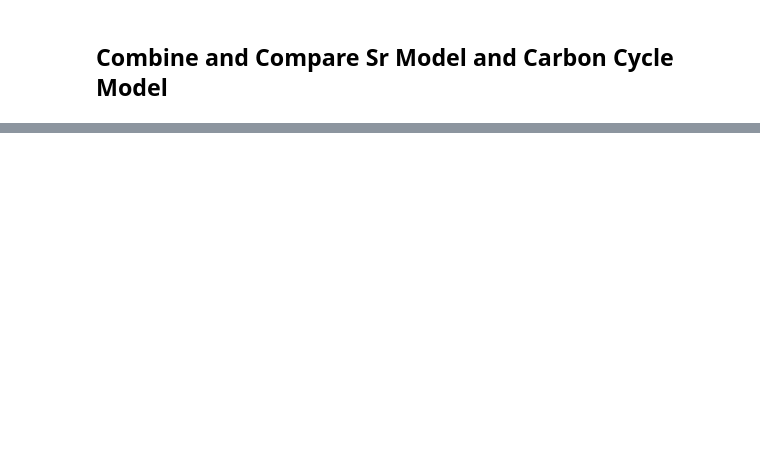
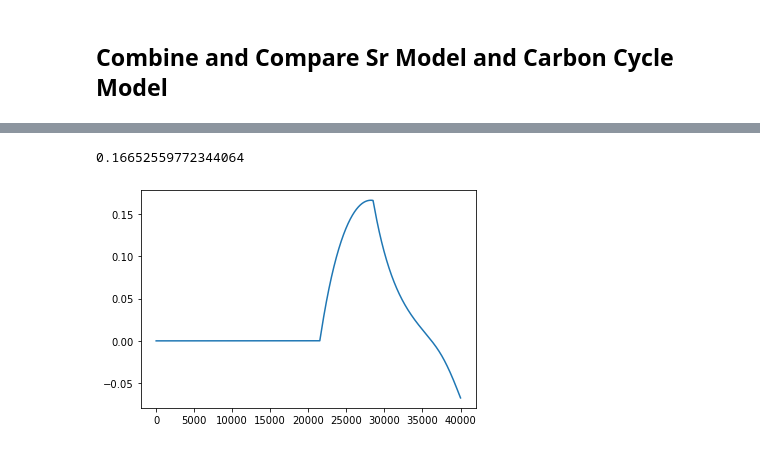
Before and after one commit to datuadiatma/avila_etal_2022, a Jupyter notebook: Notebook/Avila_etal_main_notebook.ipynb, the cells around one changed output, grey strips where cells are left out. Drawn from its saved outputs; the diff is of its cells as text; code cells hidden in the pictures; blank space fills up the shorter version.

Commit message:
update parameters rounding weatherability

```diff
--- a/Notebook/Avila_etal_main_notebook.ipynb
+++ b/Notebook/Avila_etal_main_notebook.ipynb
@@ -604,0 +614,11 @@ plt.savefig("../Figures/Figure6.svg")
+# %%
+fwsil_00 = res['0']['fwsil']
+fwsil_diff = fwsil_40 - fwsil_00
+
+weatherability_inc = fwsil_diff/fwsil_00
+
+plt.plot(weatherability_inc)
+print(weatherability_inc.max())
+# %% [output]
+0.16652559772344064
+[figure, added]
```
Also changed, not shown: parts of 4 cells of this notebook, 24 other files.
